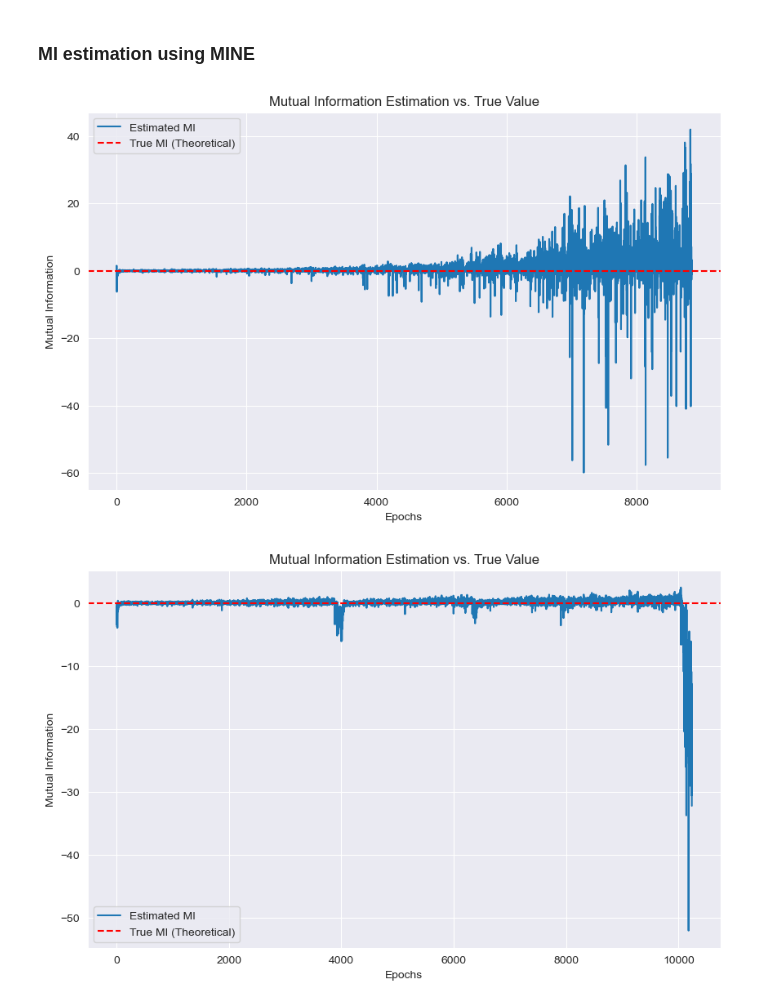
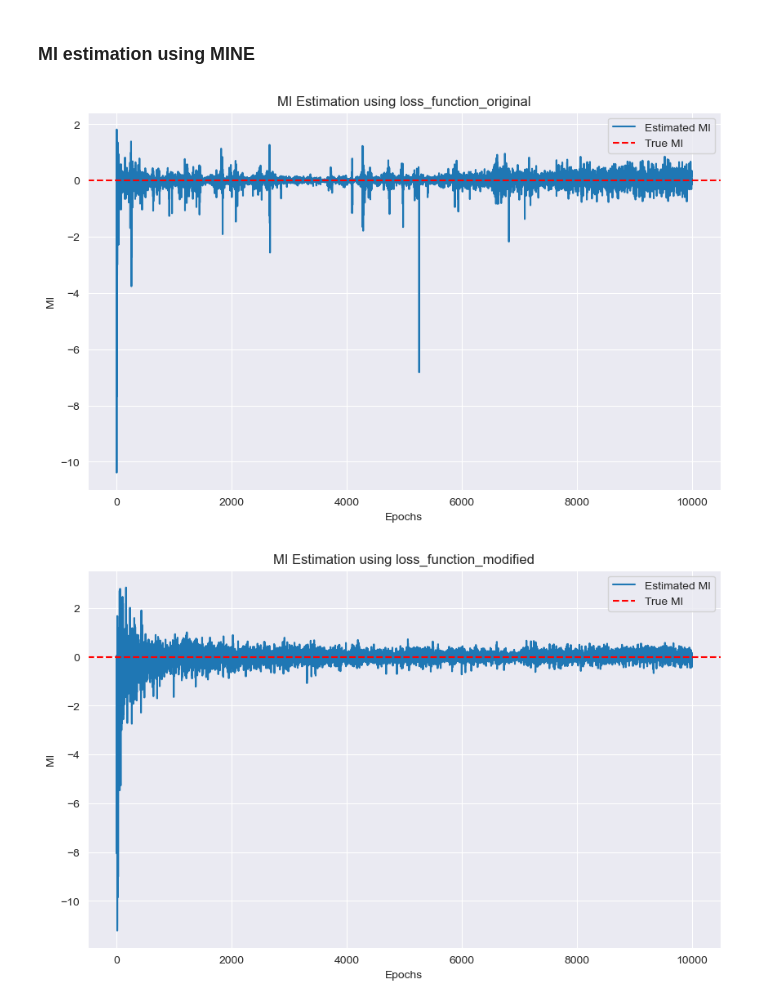
Before and after one commit to PSATRA/Information-Theory, a Jupyter notebook: MINE_basic.ipynb, the cells around one changed output. Saved outputs shown, nothing was run; the diff lists cells and outputs as text; code cells hidden in the pictures.

```diff
--- a/MINE_basic.ipynb
+++ b/MINE_basic.ipynb
@@ -32,7 +34,7 @@ cov = [[1, 0, 0],
        [0, 1, 0],
        [0, 0, 1]]
 # sample number
-sample_num = 1000
+sample_num = 2000
 x = np.random.multivariate_normal(mean, cov, sample_num)
 # %% [markdown]
 ### True MI and two distributions
@@ -335,26 +486,71 @@ plt.show()
 ### MI estimation using MINE
 # %%
 lr = 1e-2
-batch_size = 16
-epochs = 50000
+batch_size = 4
+epochs = 10000
 
 train_and_visualize(4,
                     joint_data_4d,
                     marginal_data_4d,
                     true_mi_4d,
                     batch_size,
                     epochs,
                     lr,
                     loss_func = loss_function_original)
 
 train_and_visualize(4,
                     joint_data_4d,
                     marginal_data_4d,
                     true_mi_4d,
                     batch_size,
                     epochs,
                     lr,
                     loss_func = loss_function_modified)
+
+train_and_visualize(4,
+                    joint_data_4d,
+                    marginal_data_4d,
+                    true_mi_4d,
+                    batch_size,
+                    epochs,
+                    lr,
+                    loss_func = loss_function_softplus)
+
+train_and_visualize(4,
+                    joint_data_4d,
+                    marginal_data_4d,
+                    true_mi_4d,
+                    batch_size,
+                    epochs,
+                    lr,
+                    loss_func = loss_function_clipped_grad)
+
+train_and_visualize(4,
+                    joint_data_4d,
+                    marginal_data_4d,
+                    true_mi_4d,
+                    batch_size,
+                    epochs,
+                    lr,
+                    loss_func = loss_function_log_sum_exp)
+
+train_and_visualize(4,
+                    joint_data_4d,
+                    marginal_data_4d,
+                    true_mi_4d,
+                    batch_size,
+                    epochs,
+                    lr,
+                    loss_func = loss_function_regularized)
+
+train_and_visualize(4,
+                    joint_data_4d,
+                    marginal_data_4d,
+                    true_mi_4d,
+                    batch_size,
+                    epochs,
+                    lr,
+                    loss_func = loss_function_with_noise)
 # %% [output]
-[figure, old version]
+[figure, new version]
-[figure, old version]
+[figure, new version]
```
Also changed, not shown: parts of 9 cells of this notebook.
